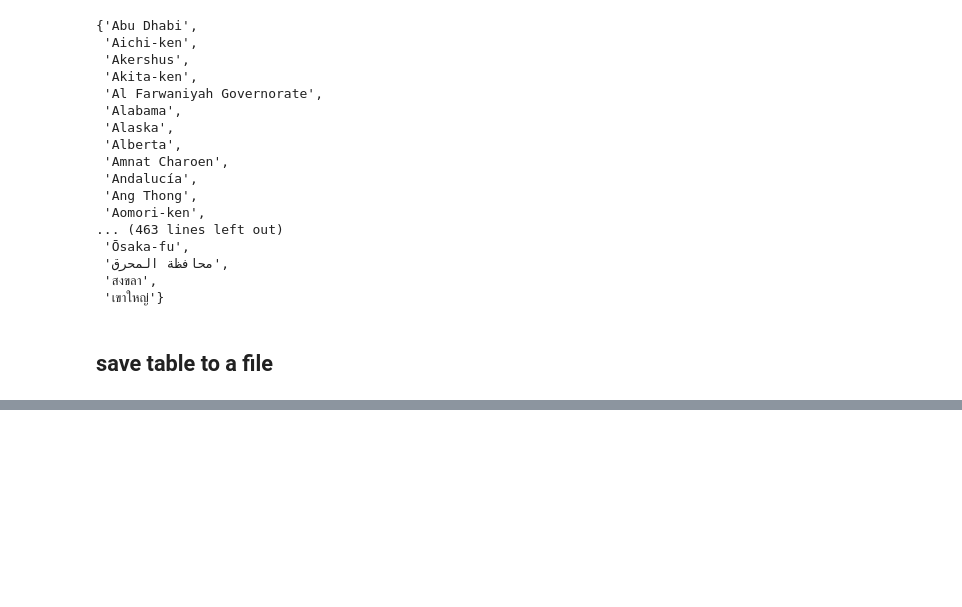
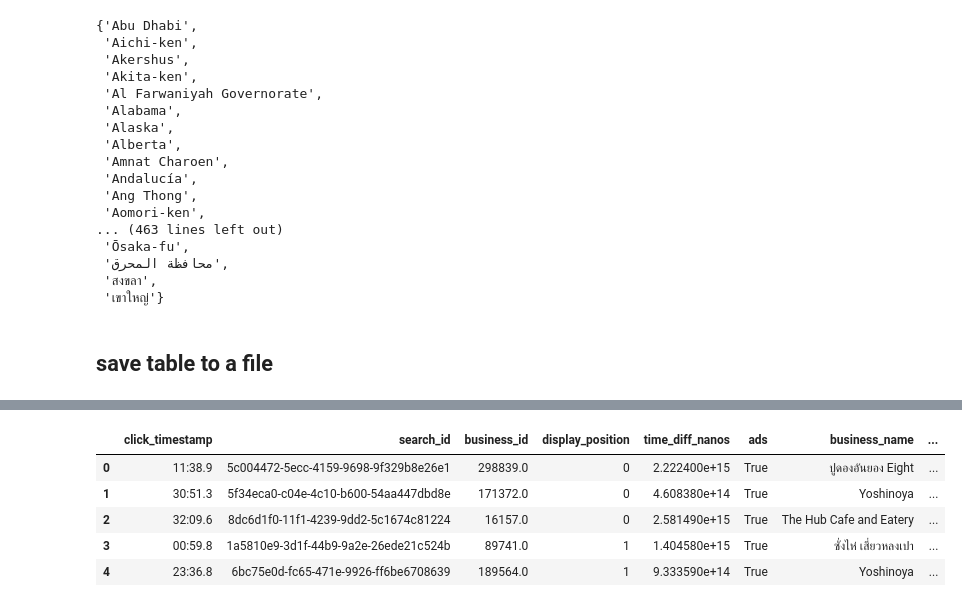
Before and after one commit to tohnperfect/python_dataviz, a Jupyter notebook: Pandas 101.ipynb, the cells around one changed output, grey strips where cells are left out. Cells and saved outputs as stored; diff of their text form; code cells hidden in the pictures; blank space fills up the shorter version.

```diff
--- a/Pandas 101.ipynb
+++ b/Pandas 101.ipynb
@@ -183,0 +295,11 @@ w_restaurant_df.to_csv('test.csv')
+# %%
+merged_table = search_click_df.merge(small_table, how = 'left', left_on = 'business_id', right_on= 'id')
+# %%
+merged_table.head()
+# %% [output]
+|  | click_timestamp | search_id | business_id | display_position | time_diff_nanos | ads | business_name | ... |
+| 0 | 11:38.9 | 5c004472-5ecc-4159-9698-9f329b8e26e1 | 298839.0 | 0 | 2.222400e+15 | True | ปูดองอันยอง Eight | ... |
+| 1 | 30:51.3 | 5f34eca0-c04e-4c10-b600-54aa447dbd8e | 171372.0 | 0 | 4.608380e+14 | True | Yoshinoya | ... |
+| 2 | 32:09.6 | 8dc6d1f0-11f1-4239-9dd2-5c1674c81224 | 16157.0 | 0 | 2.581490e+15 | True | The Hub Cafe and Eatery | ... |
+| 3 | 00:59.8 | 1a5810e9-3d1f-44b9-9a2e-26ede21c524b | 89741.0 | 1 | 1.404580e+15 | True | ซั่งไห่ เสี่ยวหลงเปา | ... |
+| 4 | 23:36.8 | 6bc75e0d-fc65-471e-9926-ff6be6708639 | 189564.0 | 1 | 9.333590e+14 | True | Yoshinoya | ... |
```
Also changed, not shown: parts of 22 cells of this notebook.
